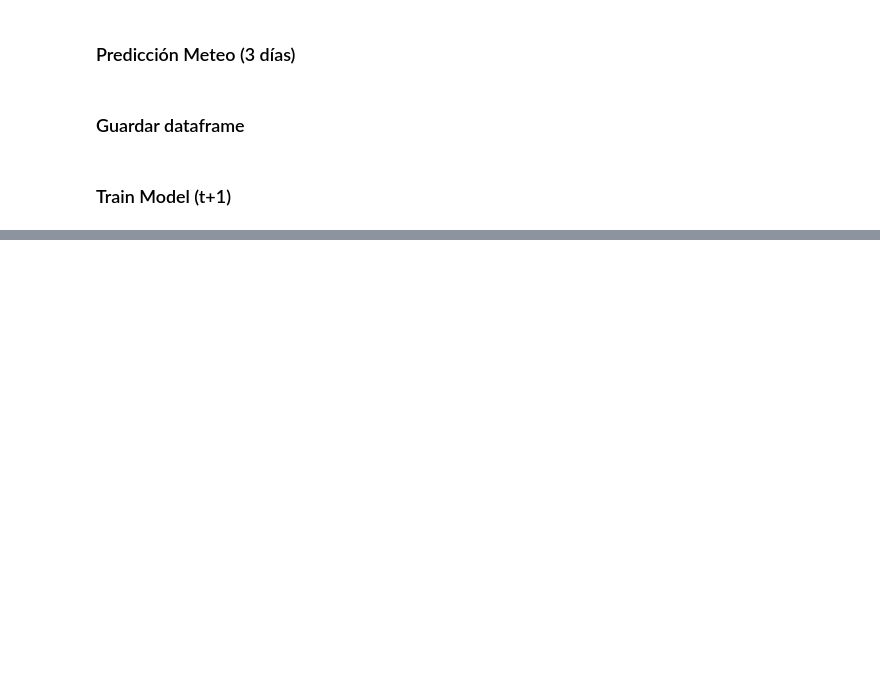
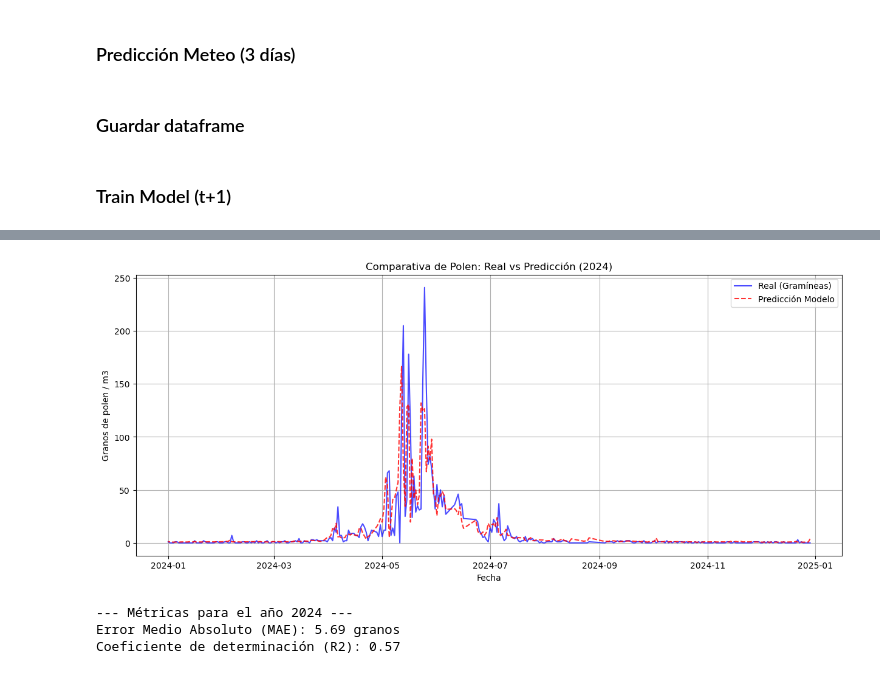
Before and after one commit to SergioR00/Polen-TFG, a Jupyter notebook: notebooks/add_Features_&_Train.ipynb, the cells around one changed output, grey strips where cells are left out. Cells and saved outputs as stored; diff of their text form; code cells hidden in the pictures; blank space fills up the shorter version.

Commit message:
resultado primer modelo

```diff
--- a/notebooks/add_Features_&_Train.ipynb
+++ b/notebooks/add_Features_&_Train.ipynb
@@ -70,9 +71,9 @@ df
 # %% [markdown]
 ### Polen
 # %%
-# Medias últimos días
-df['polen_rolling_mean_3d'] = df['granos_de_polen_x_metro_cubico'].rolling(window=3, min_periods=1).mean()
-df['polen_rolling_mean_7d'] = df['granos_de_polen_x_metro_cubico'].rolling(window=7, min_periods=1).mean()
+# Polen últimos días
+df['polen_rolling_mean_3d'] = df['granos_de_polen_x_metro_cubico'].shift(1).rolling(window=3, min_periods=1).mean()
+df['polen_rolling_mean_7d'] = df['granos_de_polen_x_metro_cubico'].shift(1).rolling(window=7, min_periods=1).mean()
 
 # Lags de polen (1-7 días)
 for i in range(1, 8):
@@ -164,0 +205,26 @@ reg.get_booster().save_model('modelo_t+1.json')
+# %%
+# Visualizar todo el año
+
+plt.figure(figsize=(15, 6))
+
+plt.plot(test_data['fecha'], test_data['granos_de_polen_x_metro_cubico'], label='Real (Gramíneas)', color='blue', alpha=0.7)
+plt.plot(test_data['fecha'], test_data['prediccion'], label='Predicción Modelo', color='red', linestyle='--', alpha=0.8)
+
+plt.title(f'Comparativa de Polen: Real vs Predicción (2024)')
+plt.xlabel('Fecha')
+plt.ylabel('Granos de polen / m3')
+plt.legend()
+plt.grid(True)
+plt.show()
+
+mae = mean_absolute_error(test_data['granos_de_polen_x_metro_cubico'], test_data['prediccion'])
+r2 = r2_score(test_data['granos_de_polen_x_metro_cubico'], test_data['prediccion'])
+
+print(f"--- Métricas para el año 2024 ---")
+print(f"Error Medio Absoluto (MAE): {mae:.2f} granos")
+print(f"Coeficiente de determinación (R2): {r2:.2f}")
+# %% [output]
+[figure, added]
+--- Métricas para el año 2024 ---
+Error Medio Absoluto (MAE): 5.69 granos
+Coeficiente de determinación (R2): 0.57
```
Also changed, not shown: parts of 5 cells of this notebook, 24 other files.
